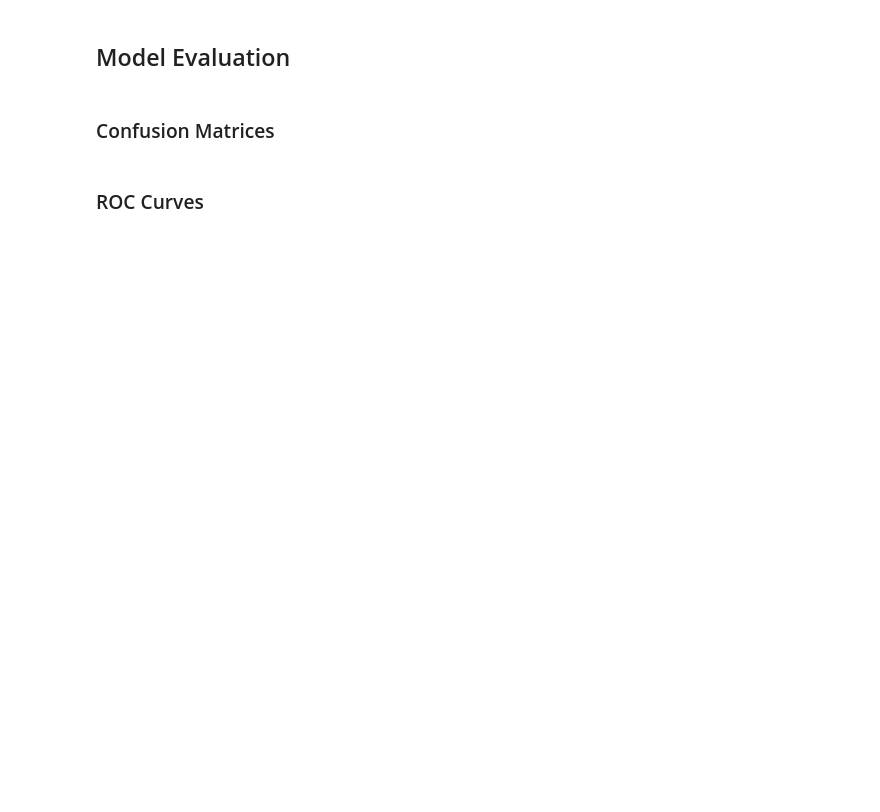
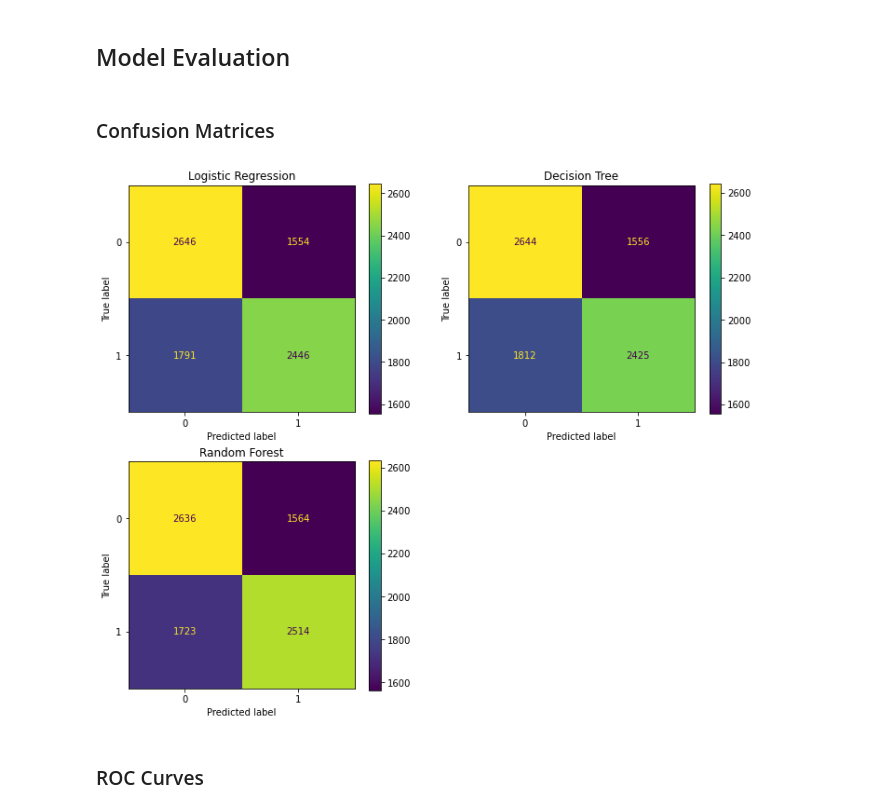
Before and after one commit to lshpaner/data_science_for_everyone, a Jupyter notebook: Case Study/Accidents_Data_Case_Study.ipynb, the cells around one changed output. Drawn from its saved outputs; the diff is of its cells as text; code cells hidden in the pictures; blank space fills up the shorter version.

```diff
--- a/Case Study/Accidents_Data_Case_Study.ipynb
+++ b/Case Study/Accidents_Data_Case_Study.ipynb
@@ -611,22 +915,24 @@ print('Classification Report \n',
 # %%
 fig = plt.figure(figsize=(12,10))
 ax1 = fig.add_subplot(221)
 ax2 = fig.add_subplot(222)
 ax3 = fig.add_subplot(223)
 
 # logistic regression confusion matrix
 plot_confusion_matrix(tuned_lr, X_test, y_test, ax=ax1)
-plt.title('Logistic Regression')
+ax1.set_title('Logistic Regression')
 
 # Decision tree confusion matrix
 plot_confusion_matrix(tuned_tree, X_test, y_test, ax=ax2)
-plt.title('Decision Tree')
+ax2.set_title('Decision Tree')
 
 
 # random forest confusion matrix
 plot_confusion_matrix(tuned_rf, X_test, y_test, ax=ax3)
-plt.title('Random Forest')
+ax3.set_title('Random Forest')
 plt.show()
+# %% [output]
+[figure, added]
 # %% [markdown]
 ### ROC Curves
 # %%
```
Also changed, not shown: parts of 34 cells of this notebook.
